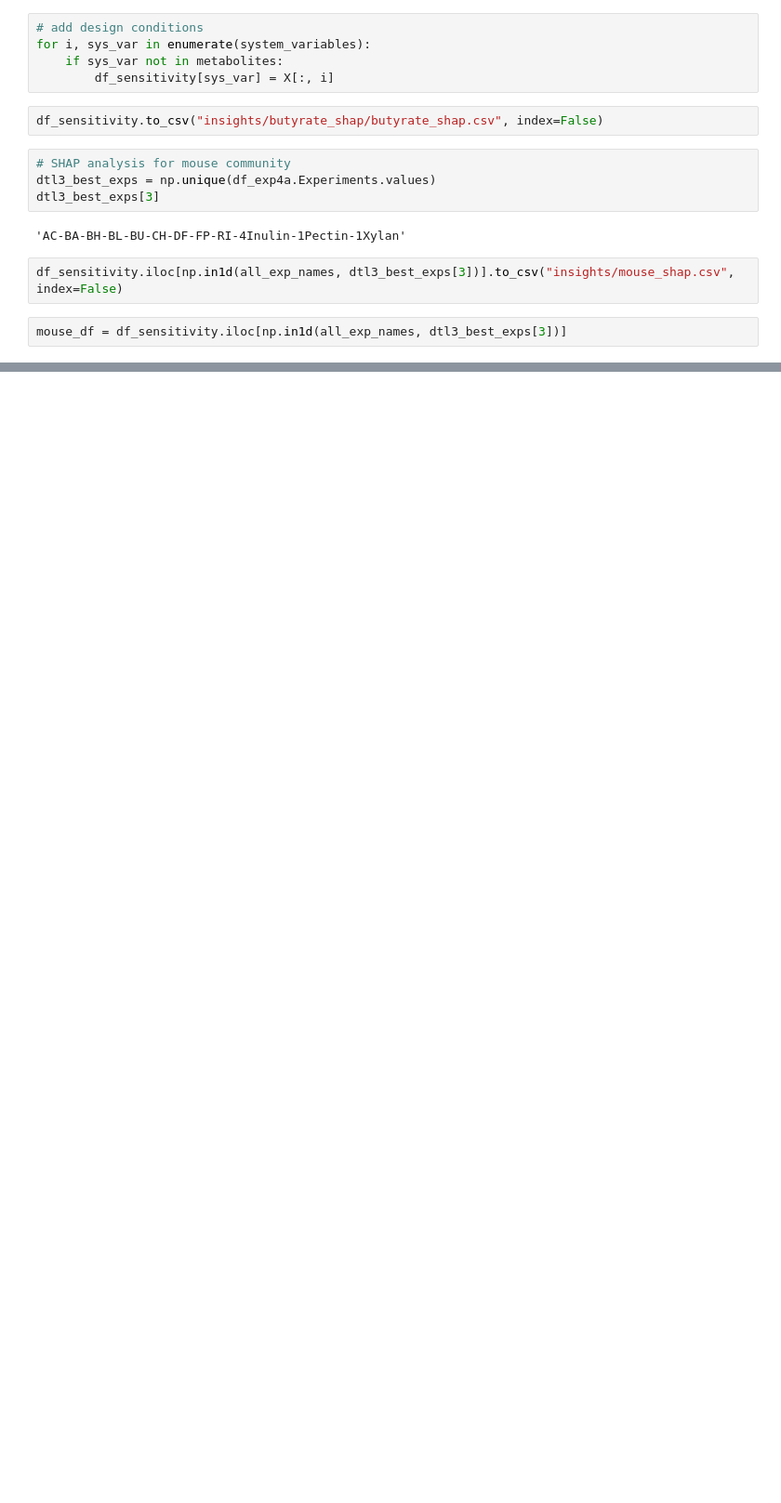
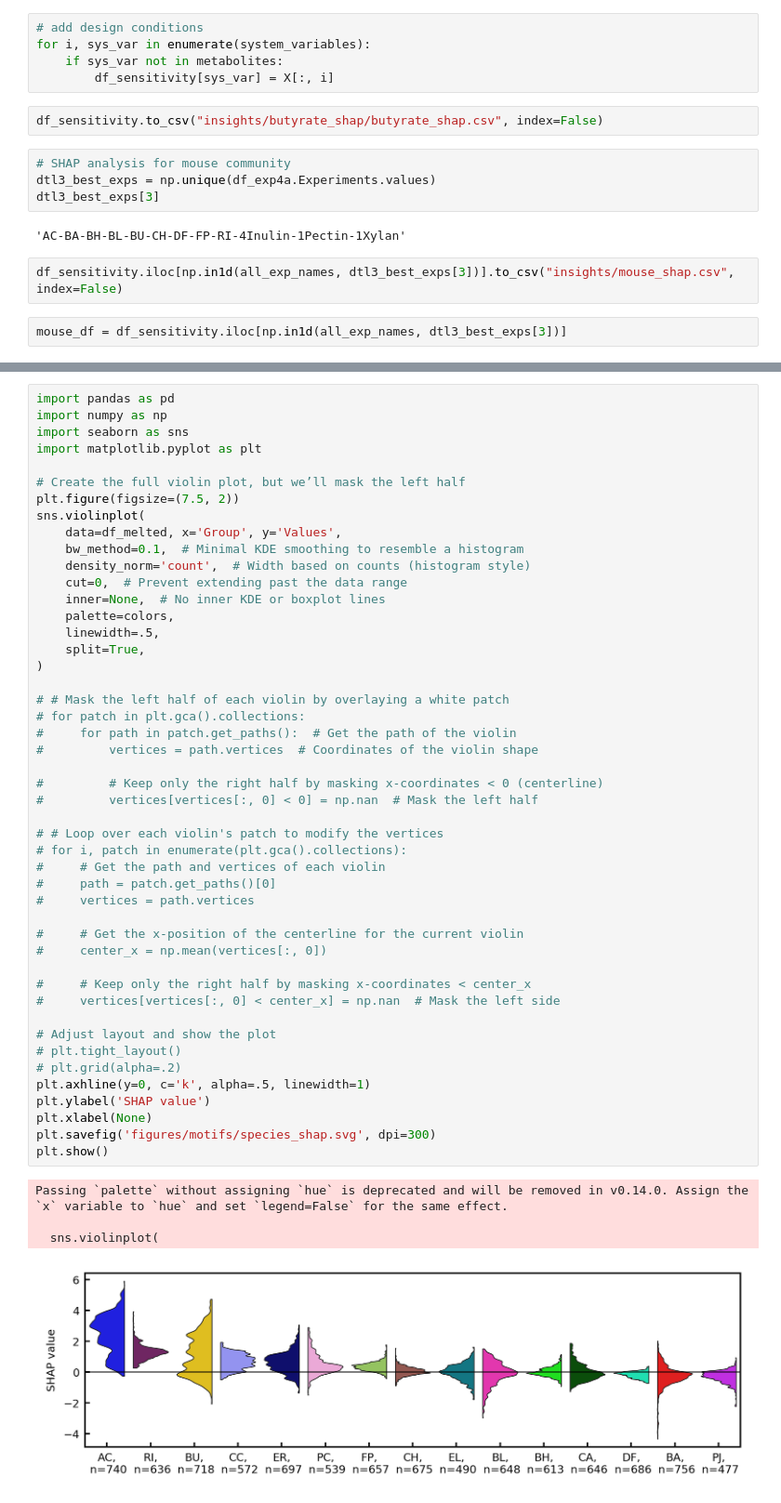
Before and after one commit to VenturelliLab/Connors-Thompson_et_al_2026, a Jupyter notebook: MiRNN Sensitivity (Butyrate SHAP).ipynb, the cells around one changed output, grey strips where cells are left out. Shown: that part at 93% size. Drawn from its saved outputs; the diff is of its cells as text; blank space fills up the shorter version.

```diff
--- a/MiRNN Sensitivity (Butyrate SHAP).ipynb
+++ b/MiRNN Sensitivity (Butyrate SHAP).ipynb
@@ -300,0 +382,52 @@ plt.show()
+# %%
+import pandas as pd
+import numpy as np
+import seaborn as sns
+import matplotlib.pyplot as plt
+
+# Create the full violin plot, but we’ll mask the left half
+plt.figure(figsize=(7.5, 2))
+sns.violinplot(
+    data=df_melted, x='Group', y='Values',
+    bw_method=0.1,  # Minimal KDE smoothing to resemble a histogram
+    density_norm='count',  # Width based on counts (histogram style)
+    cut=0,  # Prevent extending past the data range
+    inner=None,  # No inner KDE or boxplot lines
+    palette=colors,
+    linewidth=.5,
+    split=True,
+)
+
+# # Mask the left half of each violin by overlaying a white patch
+# for patch in plt.gca().collections:
+#     for path in patch.get_paths():  # Get the path of the violin
+#         vertices = path.vertices  # Coordinates of the violin shape
+
+#         # Keep only the right half by masking x-coordinates < 0 (centerline)
+#         vertices[vertices[:, 0] < 0] = np.nan  # Mask the left half
+
+# # Loop over each violin's patch to modify the vertices
+# for i, patch in enumerate(plt.gca().collections):
+#     # Get the path and vertices of each violin
+#     path = patch.get_paths()[0]
+#     vertices = path.vertices
+
+#     # Get the x-position of the centerline for the current violin
+#     center_x = np.mean(vertices[:, 0])
+
+#     # Keep only the right half by masking x-coordinates < center_x
+#     vertices[vertices[:, 0] < center_x] = np.nan  # Mask the left side
+
+# Adjust layout and show the plot
+# plt.tight_layout()
+# plt.grid(alpha=.2)
+plt.axhline(y=0, c='k', alpha=.5, linewidth=1)
+plt.ylabel('SHAP value')
+plt.xlabel(None)
+plt.savefig('figures/motifs/species_shap.svg', dpi=300)
+plt.show()
+# %% [output]
+Passing `palette` without assigning `hue` is deprecated and will be removed in v0.14.0. Assign the `x` variable to `hue` and set `legend=False` for the same effect.
+
+  sns.violinplot(
+[figure, added]
```
Also changed, not shown: parts of 7 cells of this notebook, 6 other files.
